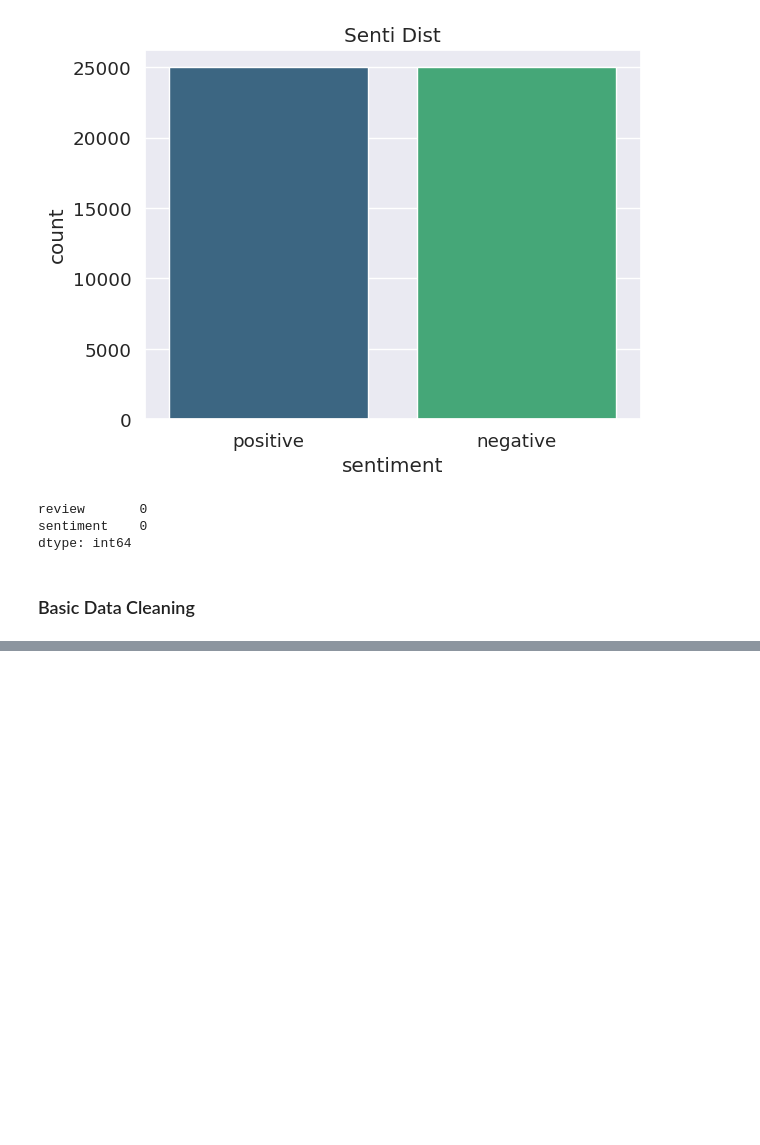
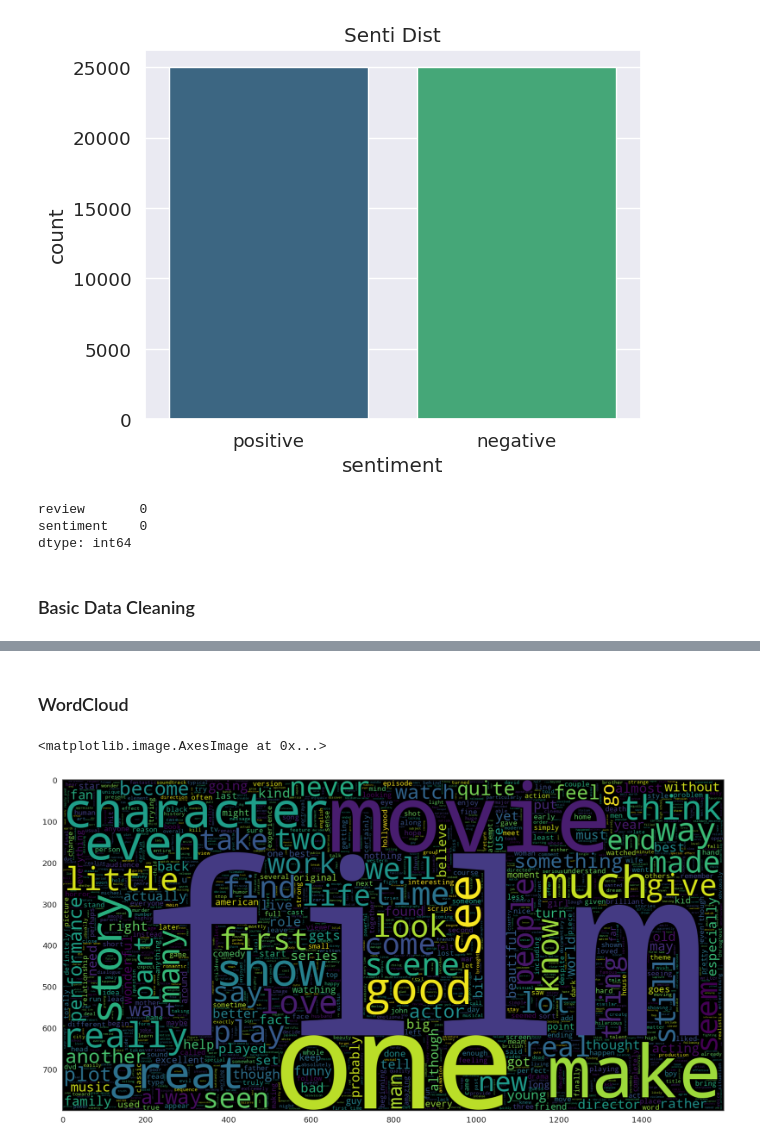
Before and after one commit to yunmokoo/NLP-sentiment, a Jupyter notebook: imdb-50k-reviews.ipynb, the cells around one changed output, grey strips where cells are left out. Drawn from its saved outputs; the diff is of its cells as text; code cells hidden in the pictures; blank space fills up the shorter version.

Commit message:
Kaggle Notebook | IMDB-50k-reviews | Version 11

```diff
--- a/imdb-50k-reviews.ipynb
+++ b/imdb-50k-reviews.ipynb
@@ -408,3 +408,7 @@ def denoise_text(text):
     return text
 
 df_imdb['review'] = df_imdb['review'].apply(denoise_text)
+# %%
+df_imdb.sentiment.replace('positive', 1, inplace = True)
+df_imdb.sentiment.replace('negative', 0, inplace = True)
+df_imdb.head()
@@ -410,0 +422,14 @@ df_imdb['review'] = df_imdb['review'].apply(denoise_text)
+# %% [markdown]
+### WordCloud
+# %%
+sns.set(style = 'white', font_scale = 1.2)
+# %%
+from wordcloud import WordCloud
+
+plt.figure(figsize = (20,20))
+wc = WordCloud(max_words = 2000, width = 1600, height = 800).generate(" ".join(df_imdb[df_imdb.sentiment == 1].review))
+
+plt.imshow(wc, interpolation = 'bilinear')
+# %% [output]
+<matplotlib.image.AxesImage at 0x...>
+[figure, added]
```
Also changed, not shown: parts of 20 cells of this notebook.
